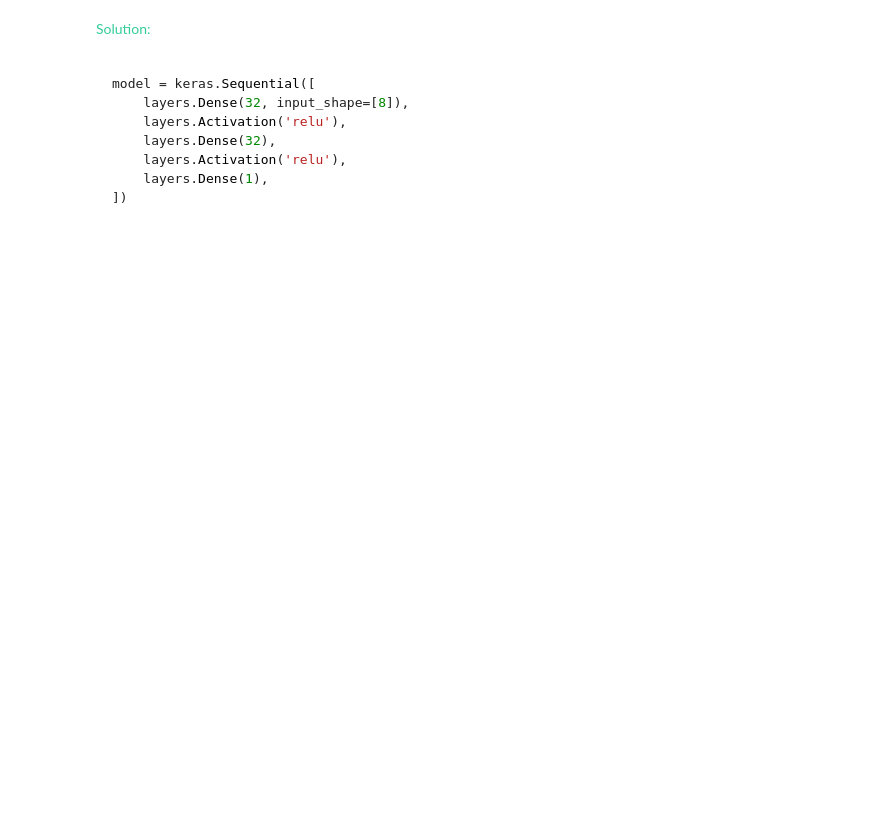
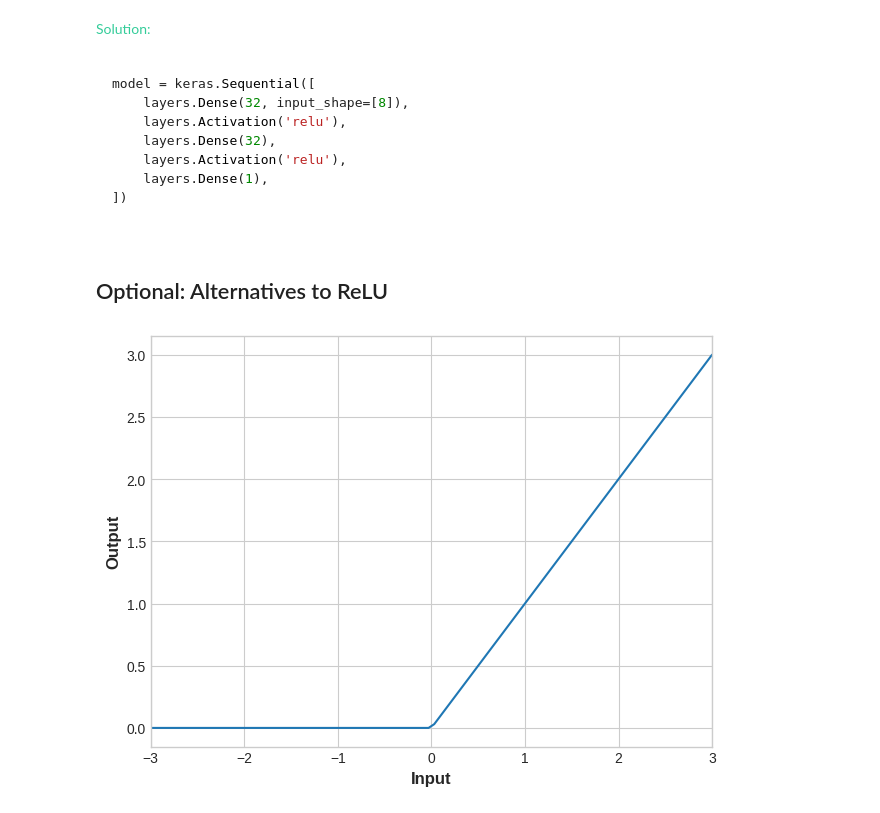
Before and after one commit to chloea31/machine_learning, a Jupyter notebook: notebooks/Deep_Neural_Networks.ipynb, the cells around one changed output. Saved outputs shown, nothing was run; the diff lists cells and outputs as text; code cells hidden in the pictures; blank space fills up the shorter version.

Commit message:
add optional part with relu activation function

````diff
--- a/notebooks/Deep_Neural_Networks.ipynb
+++ b/notebooks/Deep_Neural_Networks.ipynb
@@ -149,3 +149,19 @@ model = keras.Sequential([
 ])
 
 ```
+# %% [markdown]
+## Optional: Alternatives to ReLU
+# %%
+activation_layer = layers.Activation('relu')
+
+x = tf.linspace(-3.0, 3.0, 100)
+y = activation_layer(x) # once created, a layer is callable just like a function
+
+plt.figure(dpi=100)
+plt.plot(x, y)
+plt.xlim(-3, 3)
+plt.xlabel("Input")
+plt.ylabel("Output")
+plt.show()
+# %% [output]
+[figure, added]
````
